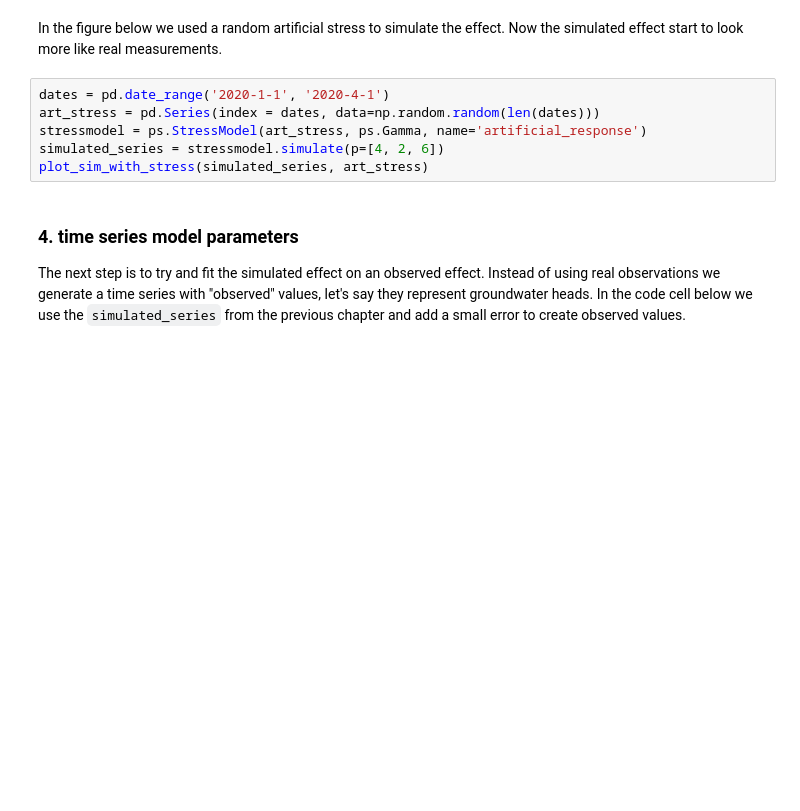
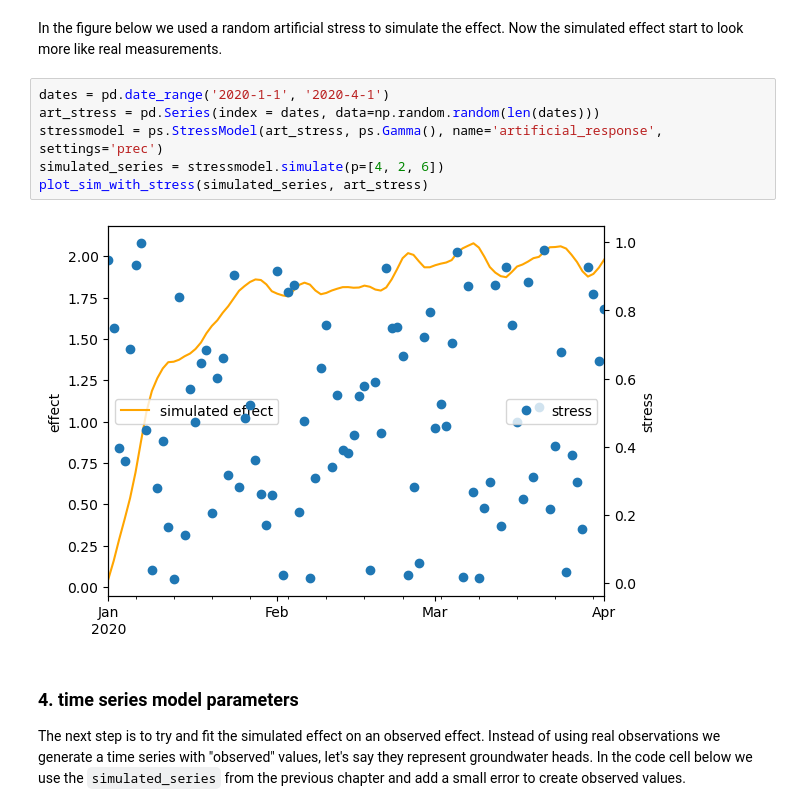
Before and after one commit to MAMBA-python/course-material, a Jupyter notebook: Exercise_notebooks/On_topic/19_pastas/3_stressmodels.ipynb, the cells around one changed output. Drawn from its saved outputs; the diff is of its cells as text; blank space fills up the shorter version.

```diff
--- a/Exercise_notebooks/On_topic/19_pastas/3_stressmodels.ipynb
+++ b/Exercise_notebooks/On_topic/19_pastas/3_stressmodels.ipynb
@@ -85,9 +105,11 @@ In the figure below we used a random artificial stress to simulate the effect. N
 # %%
 dates = pd.date_range('2020-1-1', '2020-4-1')
 art_stress = pd.Series(index = dates, data=np.random.random(len(dates)))
-stressmodel = ps.StressModel(art_stress, ps.Gamma, name='artificial_response')
+stressmodel = ps.StressModel(art_stress, ps.Gamma(), name='artificial_response', settings='prec')
 simulated_series = stressmodel.simulate(p=[4, 2, 6])
 plot_sim_with_stress(simulated_series, art_stress)
+# %% [output]
+[figure, added]
 # %% [markdown]
 ### 4. time series model parameters<a name="tsa"></a>
 
```
Also changed, not shown: parts of 16 cells of this notebook.
